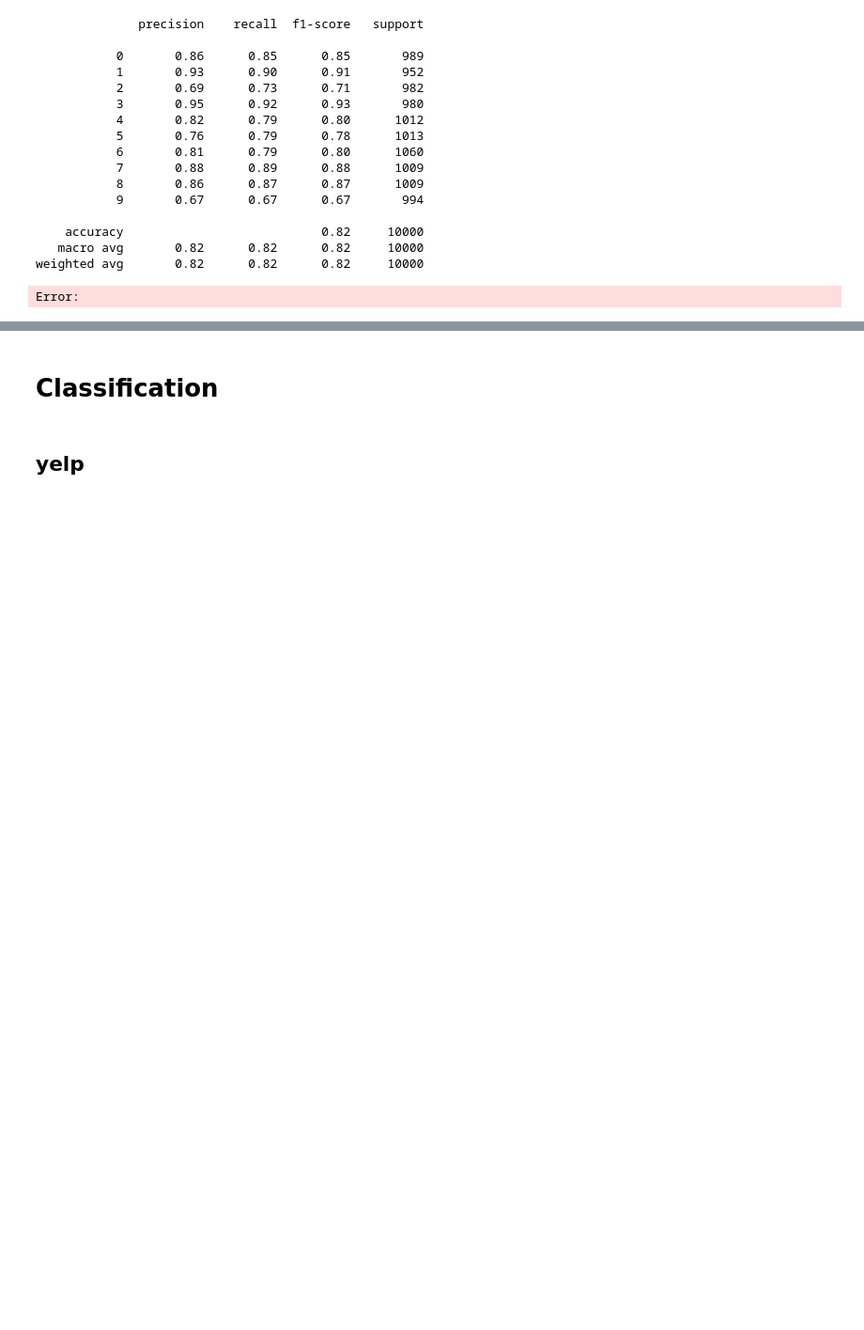
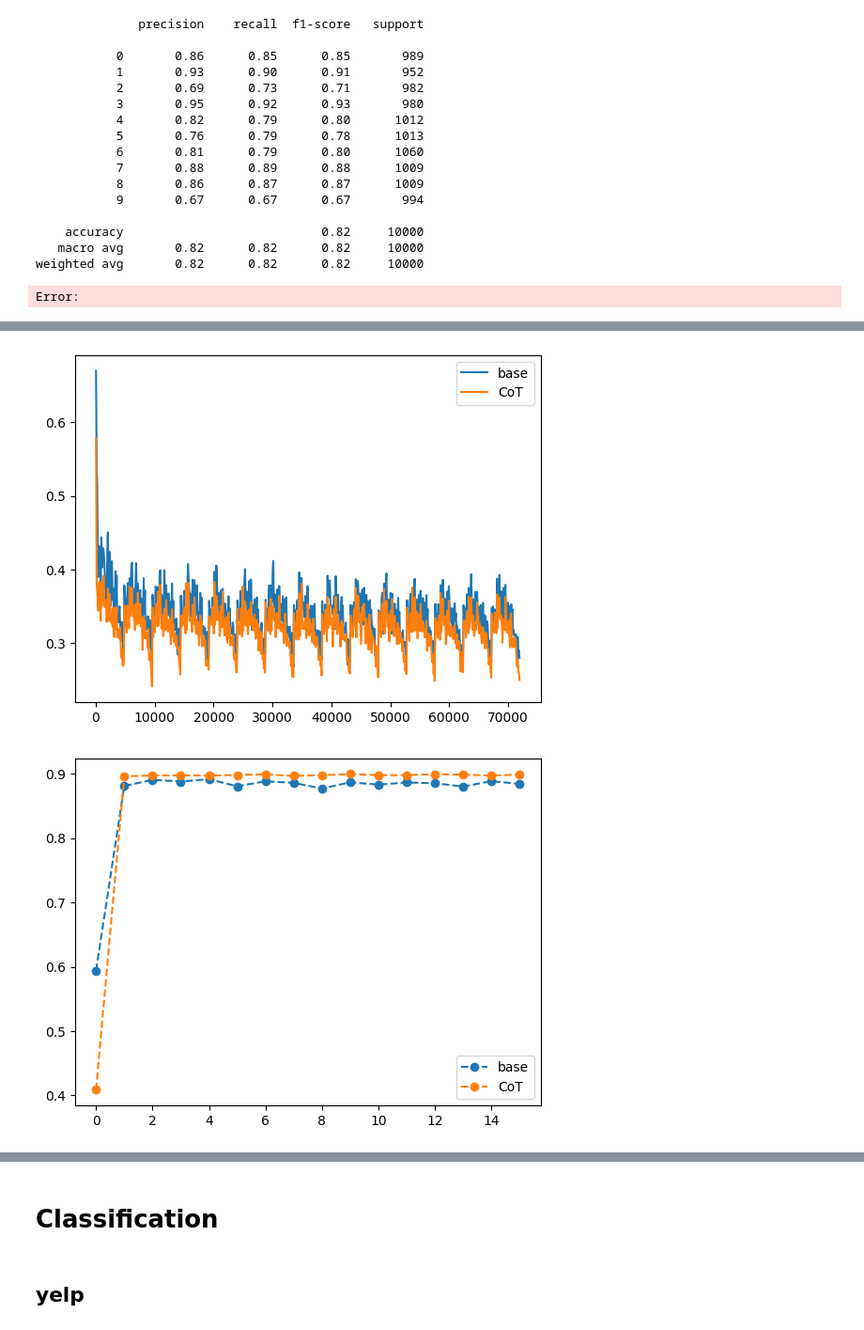
Before and after one commit to Cari1111/NLP_project, a Jupyter notebook: project.ipynb, the cells around one changed output, grey strips where cells are left out. Shown at 94% size. Saved outputs shown, nothing was run; the diff lists cells and outputs as text; code cells hidden in the pictures; blank space fills up the shorter version.

```diff
--- a/project.ipynb
+++ b/project.ipynb
@@ -702,0 +743,8 @@ weighted avg     {'precision': 0.49510391366166623, 'recall': 0.4944472745797249
+# %%
+compare_models([
+    ('base', './Classification_training/models/yelp_base_mlr0_clr4_3layer_15eps'),
+    ('CoT', './Classification_training/models/yelp_CoT3_mlr0_clr4_3layer_15eps')
+])
+# %% [output]
+[figure, added]
+[figure, added]
```
Also changed, not shown: parts of 6 cells of this notebook.
